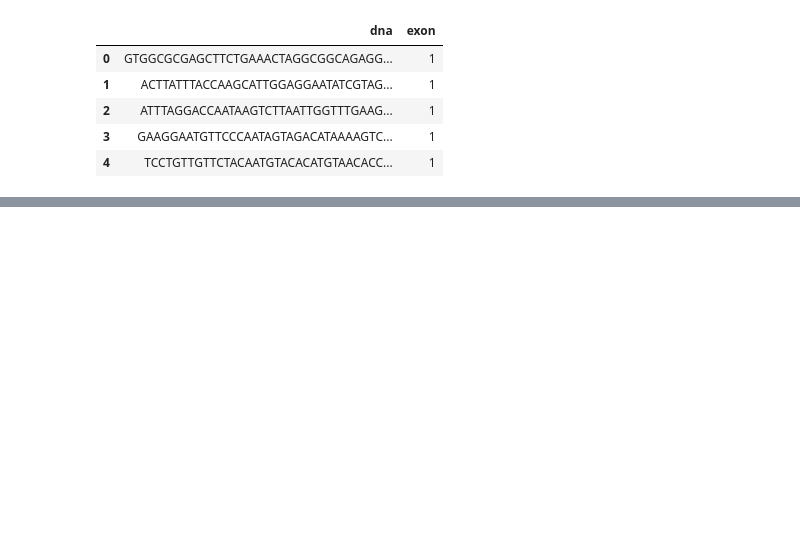
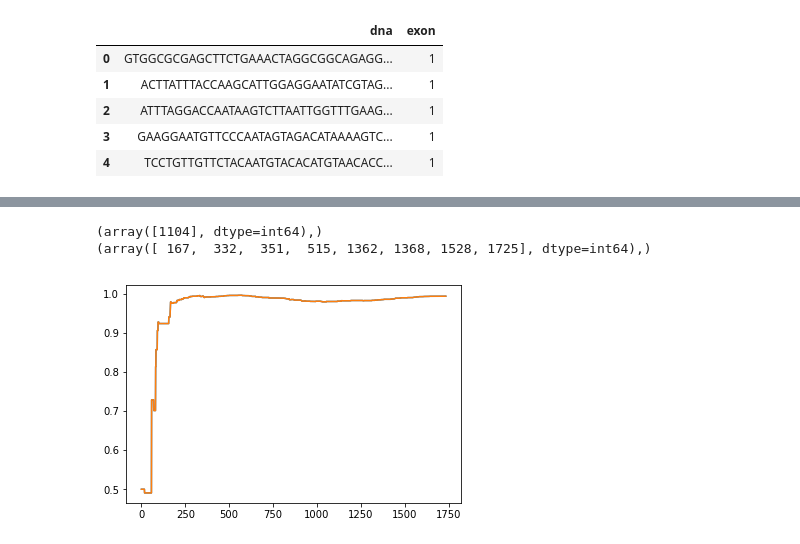
Before and after one commit to BestAwperEver/dna-features, a Jupyter notebook: notebook/dna-exons-recognition.ipynb, the cells around one changed output, grey strips where cells are left out. Saved outputs shown, nothing was run; the diff lists cells and outputs as text; code cells hidden in the pictures; blank space fills up the shorter version.

```diff
--- a/notebook/dna-exons-recognition.ipynb
+++ b/notebook/dna-exons-recognition.ipynb
@@ -337,0 +504,5 @@ y = data2.exon
+# %%
+prob = "82.0"
+treshold = "2.25"
+best_clf = deepcopy(get_f_score(prob, treshold, uni_clf)[1])
+optimal_split(test_dna + test_dna_2, get_important_features(prob, treshold), best_clf)
@@ -337,0 +534,15 @@ y = data2.exon
+# %%
+s = test_dna + test_dna_2 + test_dna_3
+ig = 0
+h0 = get_entropy(predict_one(s, important_features, clf)[1][0][0])
+i0 = 0
+prob_a = []
+
+for i in range(len(s)):
+    h, probs = get_sum_entropy([s[:i], s[i:]], important_features, best_clf)
+    h /= len(s)
+    print(h, probs[0][0], probs[1][0], i)
+    if h0 - h > ig:
+        ig = h0 - h
+        i0 = i
+        probs0 = probs
@@ -337,0 +567,28 @@ y = data2.exon
+# %%
+from scipy.signal import argrelextrema
+
+s = test_dna + test_dna_2 + test_dna_3
+prob_a = []
+
+for i in range(len(s)):
+#     h, probs = get_sum_entropy([s[:i], s[i:]], important_features, best_clf)
+    probs = predict_many([s[:i], s[i:]], important_features, best_clf)
+    prob_a.append(probs[0][1])
+#     h /= len(s)
+#     print(h, probs[0][0], probs[1][0], i)
+#     if h0 - h > ig:
+#         ig = h0 - h
+#         i0 = i
+#         probs0 = probs
+
+print(argrelextrema(np.array(prob_a), np.greater))
+print(argrelextrema(np.array(prob_a), np.less))
+# %% [output]
+(array([1104], dtype=int64),)
+(array([ 167,  332,  351,  515, 1362, 1368, 1528, 1725], dtype=int64),)
+# %%
+from matplotlib import pyplot as plt
+plt.plot(prob_a)
+plt.show()
+# %% [output]
+[figure, added]
```
Also changed, not shown: parts of 27 cells of this notebook.
